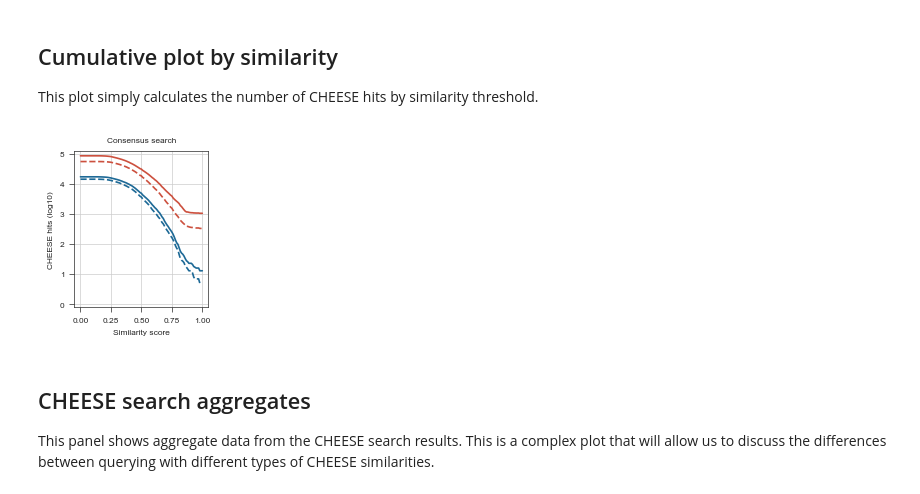
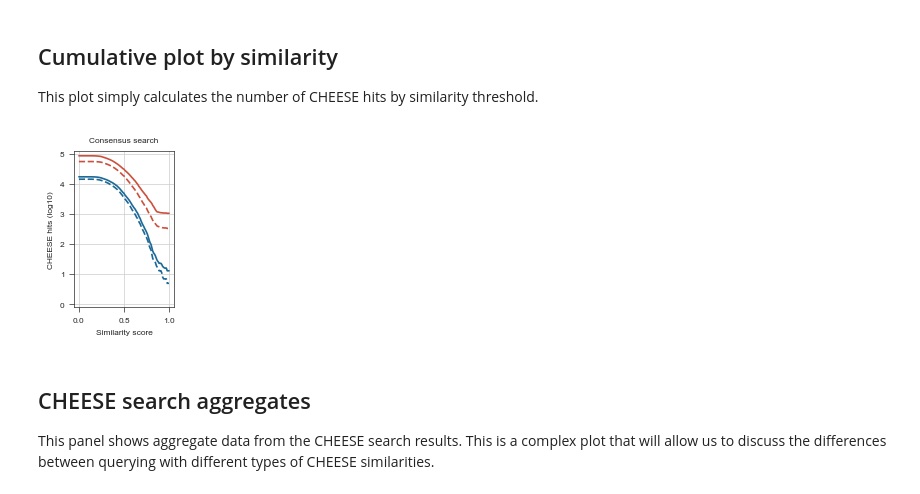
Before and after one commit to ersilia-os/sars-cov-2-chemspace, a Jupyter notebook: notebooks/05_Figure2.ipynb, the cells around one changed output. Cells and saved outputs as stored; diff of their text form; code cells hidden in the pictures.

Commit message:
f2 new plots

```diff
--- a/notebooks/05_Figure2.ipynb
+++ b/notebooks/05_Figure2.ipynb
@@ -29,35 +29,36 @@ cumulative_points(df["consensus_max_score"])
 
 x = np.arange(0, 1.01, 0.01)
 ye = cumulative_points(df[df["database"] == "enamine-real"]["consensus_max_score"])
 yz = cumulative_points(df[df["database"] == "zinc15"]["consensus_max_score"])
 
 fig, axs = stylia.create_figure(
-    1, 1, width=TWO_COLUMNS_WIDTH * 0.25, height=TWO_COLUMNS_WIDTH * 0.3
+    1, 1, width=TWO_COLUMNS_WIDTH * 0.2, height=TWO_COLUMNS_WIDTH * 0.3
 )
 ax = axs.next()
 ax.plot(x, np.log10(ye), label="Enamine REAL", color=named_colors.blue, lw=1.2)
 ax.plot(x, np.log10(ye + yz), label="ZINC", color=named_colors.red, lw=1.2)
 
 df = pd.read_csv("../results/cheese_popular_hits_flat.csv")
 cumulative_points(df["consensus_max_score"])
 
 x = np.arange(0, 1.01, 0.01)
 ye = cumulative_points(df[df["database"] == "enamine-real"]["consensus_max_score"])
 yz = cumulative_points(df[df["database"] == "zinc15"]["consensus_max_score"])
 ax.plot(x, np.log10(ye), label="Enamine REAL", color=named_colors.blue, lw=1.2, linestyle="--")
 ax.plot(x, np.log10(ye + yz), label="ZINC", color=named_colors.red, lw=1.2, linestyle="--")
 
 ax.set_xlim(-0.05, 1.05)
 ax.set_ylim(-0.1, 5.1)
 stylia.label(
     ax,
     title="Consensus search",
     xlabel="Similarity score",
     ylabel="CHEESE hits (log10)",
 )
 stylia.save_figure("../figures/f2_a.png")
+stylia.save_figure("../figures/f2_a.pdf")
 # %% [output]
-[figure, old version]
+[figure, new version]
 # %% [markdown]
 ## CHEESE search aggregates
 
```
Also changed, not shown: parts of 7 cells of this notebook, 18 other files.
